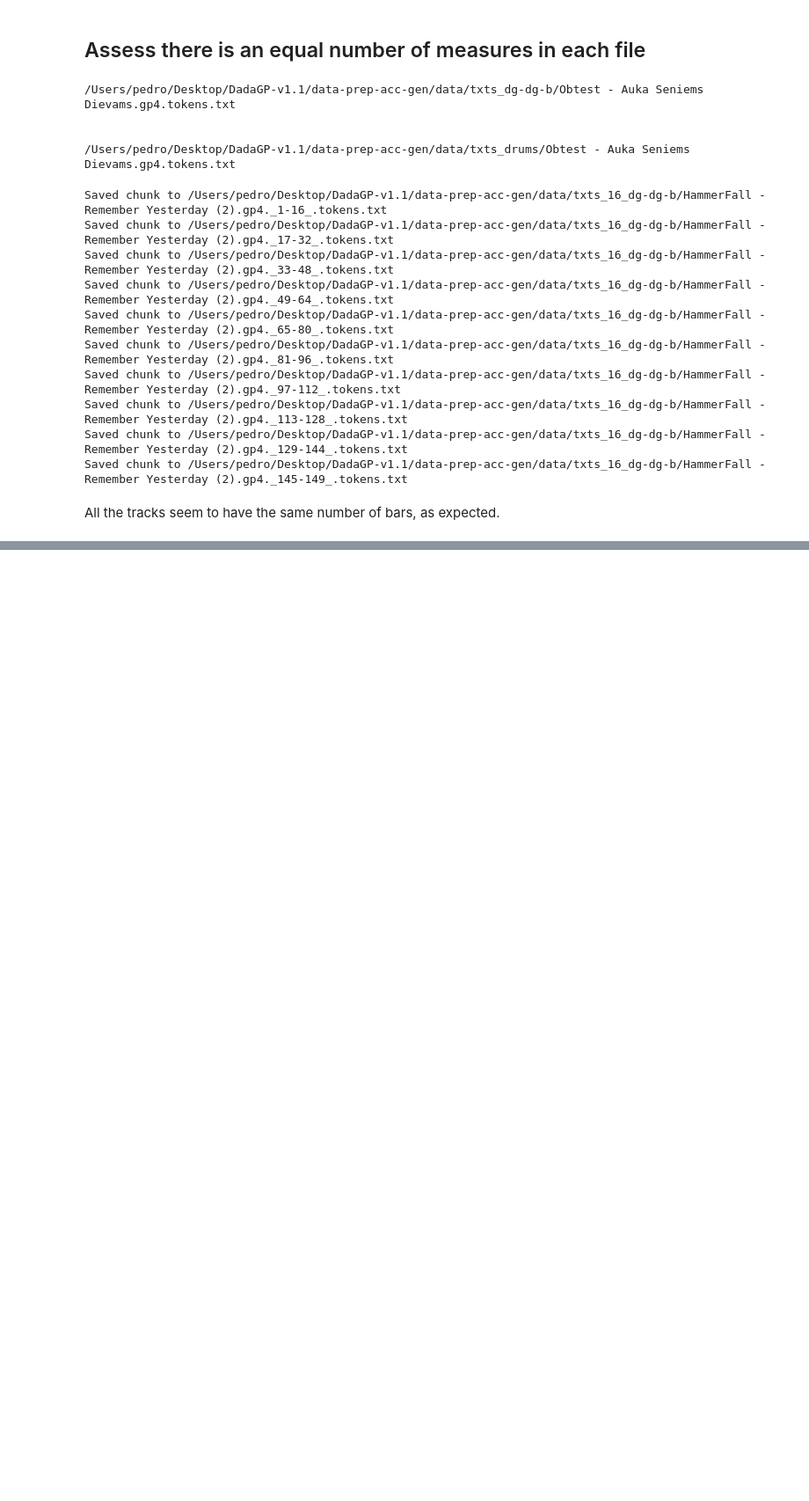
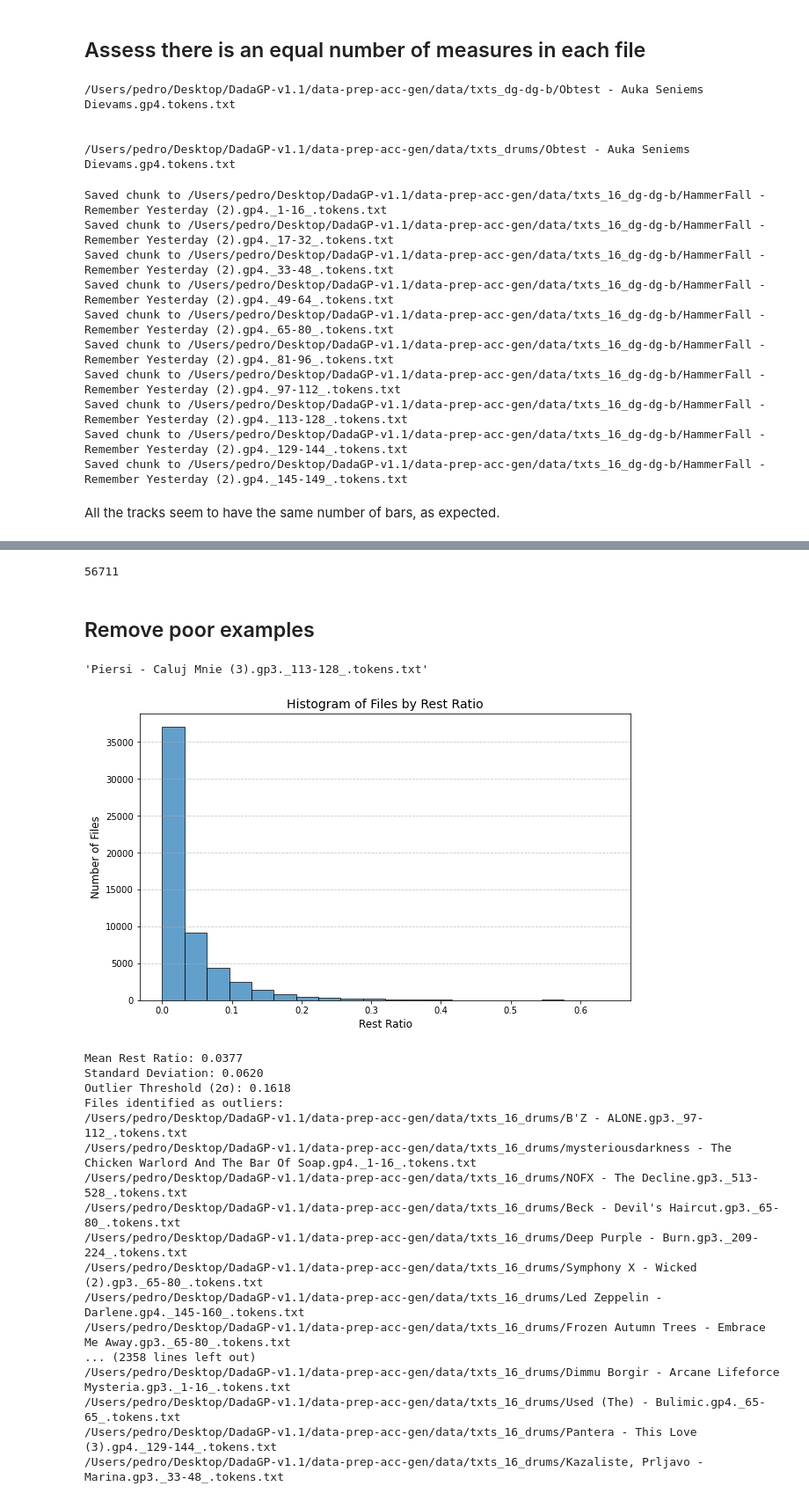
Before and after one commit to otnemrasordep/DadaGP-track-processing, a Jupyter notebook: split-16-bars.ipynb, the cells around one changed output, grey strips where cells are left out. Shown at 88% size. Drawn from its saved outputs; the diff is of its cells as text; code cells hidden in the pictures; blank space fills up the shorter version.

```diff
--- a/split-16-bars.ipynb
+++ b/split-16-bars.ipynb
@@ -53,8 +53,8 @@ for file in input:
 import os
 
 # Directory containing the text files
-text_files_directory = path_input
-output_directory = "/Users/pedro/Desktop/DadaGP-v1.1/data-prep-acc-gen/data/txts_16_dg-dg-b"
+text_files_directory = path_output
+output_directory = "/Users/pedro/Desktop/DadaGP-v1.1/data-prep-acc-gen/data/txts_16_drums"
 
 # Ensure the output directory exists
 os.makedirs(output_directory, exist_ok=True)
@@ -160,7 +160,7 @@ def save_chunk(original_file_path, output_directory, chunk, chunk_index, start_m
             # Write the footer token
             new_file.write(footer_token + "\n")
 
-        print("Saved chunk to {}".format(new_file_path))
+        # print("Saved chunk to {}".format(new_file_path))
 
     except Exception as e:
         print("Could not save chunk {}: {}".format(new_file_path, e))
@@ -182,7 +182,7 @@ All the tracks seem to have the same number of bars, as expected.
 # %%
 from tqdm import tqdm
 # Process each file in the directory
-for file in tqdm(input):
-    print(file)
+for file in tqdm(output):
+    # print(file)
     if file.endswith(".txt"):
         split_file(file, output_directory, search_string, split_size, footer_token)
@@ -394,0 +194,7 @@ Saved chunk to /Users/pedro/Desktop/DadaGP-v1.1/data-prep-acc-gen/data/txts_16_d
+# %%
+# for drums
+len(os.listdir(output_directory))
+# %% [output]
+56711
+# %% [markdown]
+## Remove poor examples
@@ -394,0 +226,61 @@ Saved chunk to /Users/pedro/Desktop/DadaGP-v1.1/data-prep-acc-gen/data/txts_16_d
+# %%
+drum_chunks[0]
+# %% [output]
+'Piersi - Caluj Mnie (3).gp3._113-128_.tokens.txt'
+# %%
+drum_chunks_path = '/Users/pedro/Desktop/DadaGP-v1.1/data-prep-acc-gen/data/txts_16_drums'
+
+# list comprehension
+drum_chunks = [os.path.join(drum_chunks_path, file) for file in os.listdir(drum_chunks_path)]
+# SAME AS THIS:
+# for file in os.listdir(path_output):
+    # output.append(os.path.join(path_output, file))
+
+
+# Compute rest ratios for all files
+# rest_ratios = [compute_rest_ratio(file) for file in drum_chunks if compute_rest_ratio(file) is not None]
+
+# Plot a histogram of rest ratios
+plt.figure(figsize=(10, 6))
+plt.hist(rest_ratios, bins=20, edgecolor='black', alpha=0.7)
+plt.title("Histogram of Files by Rest Ratio", fontsize=14)
+plt.xlabel("Rest Ratio", fontsize=12)
+plt.ylabel("Number of Files", fontsize=12)
+plt.grid(axis='y', linestyle='--', alpha=0.7)
+plt.show()
+
+# Identify outliers using mean and standard deviation
+import numpy as np
+mean_ratio = np.mean(rest_ratios)
+std_ratio = np.std(rest_ratios)
+threshold = mean_ratio + 2 * std_ratio
+
+print(f"Mean Rest Ratio: {mean_ratio:.4f}")
+print(f"Standard Deviation: {std_ratio:.4f}")
+print(f"Outlier Threshold (2σ): {threshold:.4f}")
+
+# Filter files that are outliers
+outliers = [file for file, ratio in zip(drum_chunks, rest_ratios) if ratio > threshold]
+
+print("Files identified as outliers:")
+for outlier in outliers:
+    print(outlier)
+# %% [output]
+[figure, added]
+Mean Rest Ratio: 0.0377
+Standard Deviation: 0.0620
+Outlier Threshold (2σ): 0.1618
+Files identified as outliers:
+/Users/pedro/Desktop/DadaGP-v1.1/data-prep-acc-gen/data/txts_16_drums/B'Z - ALONE.gp3._97-112_.tokens.txt
+/Users/pedro/Desktop/DadaGP-v1.1/data-prep-acc-gen/data/txts_16_drums/mysteriousdarkness - The Chicken Warlord And The Bar Of Soap.gp4._1-16_.tokens.txt
+/Users/pedro/Desktop/DadaGP-v1.1/data-prep-acc-gen/data/txts_16_drums/NOFX - The Decline.gp3._513-528_.tokens.txt
+/Users/pedro/Desktop/DadaGP-v1.1/data-prep-acc-gen/data/txts_16_drums/Beck - Devil's Haircut.gp3._65-80_.tokens.txt
+/Users/pedro/Desktop/DadaGP-v1.1/data-prep-acc-gen/data/txts_16_drums/Deep Purple - Burn.gp3._209-224_.tokens.txt
+/Users/pedro/Desktop/DadaGP-v1.1/data-prep-acc-gen/data/txts_16_drums/Symphony X - Wicked (2).gp3._65-80_.tokens.txt
+/Users/pedro/Desktop/DadaGP-v1.1/data-prep-acc-gen/data/txts_16_drums/Led Zeppelin - Darlene.gp4._145-160_.tokens.txt
+/Users/pedro/Desktop/DadaGP-v1.1/data-prep-acc-gen/data/txts_16_drums/Frozen Autumn Trees - Embrace Me Away.gp3._65-80_.tokens.txt
+... (2358 lines left out)
+/Users/pedro/Desktop/DadaGP-v1.1/data-prep-acc-gen/data/txts_16_drums/Dimmu Borgir - Arcane Lifeforce Mysteria.gp3._1-16_.tokens.txt
+/Users/pedro/Desktop/DadaGP-v1.1/data-prep-acc-gen/data/txts_16_drums/Used (The) - Bulimic.gp4._65-65_.tokens.txt
+/Users/pedro/Desktop/DadaGP-v1.1/data-prep-acc-gen/data/txts_16_drums/Pantera - This Love (3).gp4._129-144_.tokens.txt
+/Users/pedro/Desktop/DadaGP-v1.1/data-prep-acc-gen/data/txts_16_drums/Kazaliste, Prljavo - Marina.gp3._33-48_.tokens.txt
```
Also changed, not shown: parts of 5 cells of this notebook.
